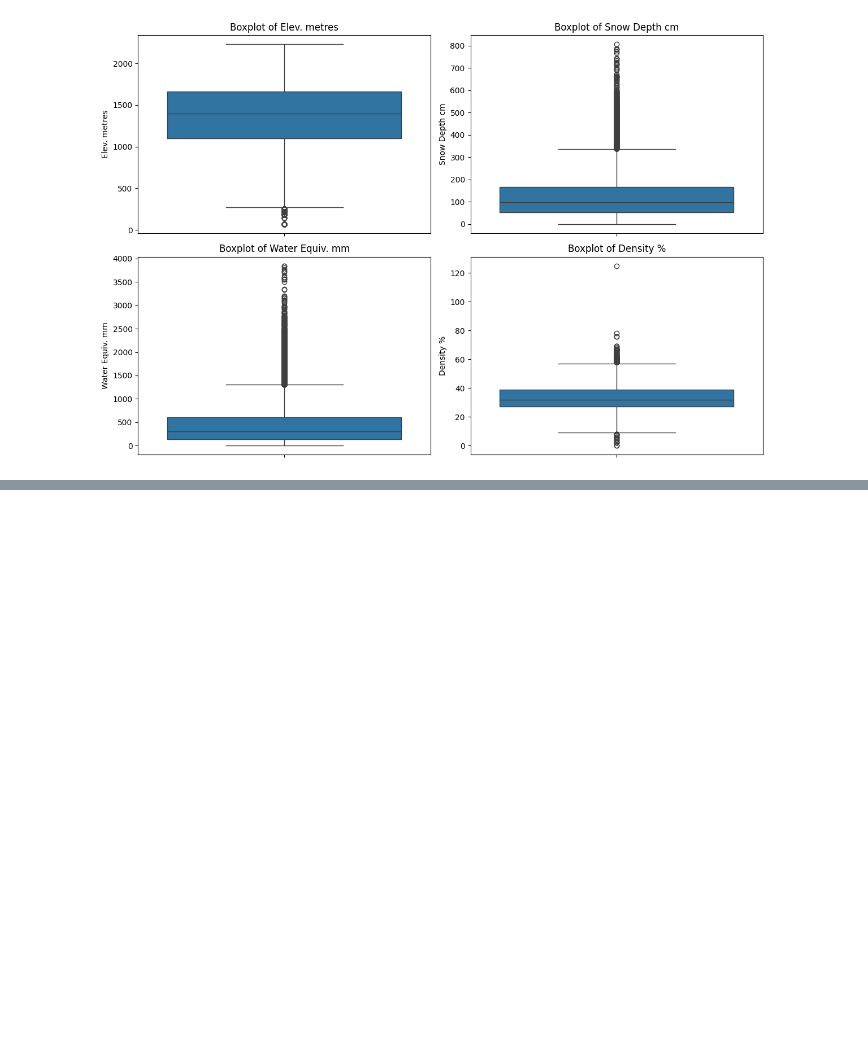
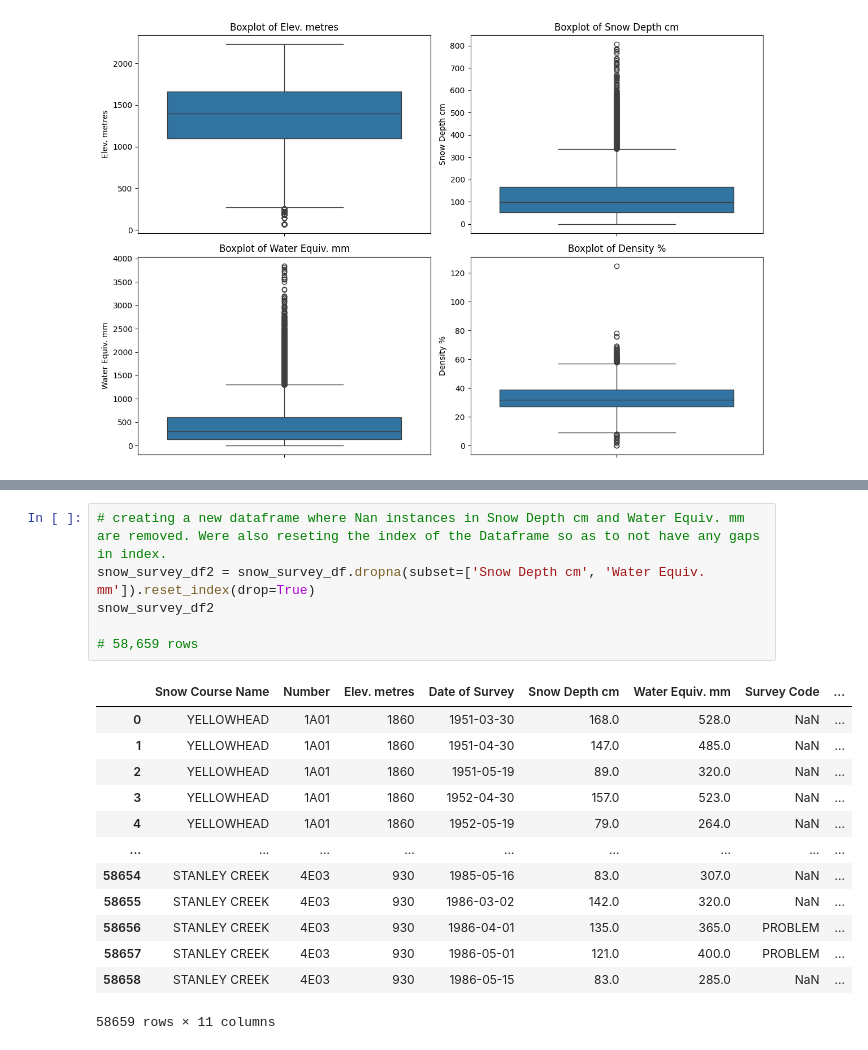
Before and after one commit to Oliver2552/Snow_Depth_Patterns_BC, a Jupyter notebook: src/snow_survey_EDA.ipynb, the cells around one changed output, grey strips where cells are left out. Cells and saved outputs as stored; diff of their text form; blank space fills up the shorter version.

```diff
--- a/src/snow_survey_EDA.ipynb
+++ b/src/snow_survey_EDA.ipynb
@@ -313,0 +384,20 @@ plt.show()
+# %%
+# creating a new dataframe where Nan instances in Snow Depth cm and Water Equiv. mm are removed. Were also reseting the index of the Dataframe so as to not have any gaps in index.
+snow_survey_df2 = snow_survey_df.dropna(subset=['Snow Depth cm', 'Water Equiv. mm']).reset_index(drop=True)
+snow_survey_df2
+
+# 58,659 rows
+# %% [output]
+|  | Snow Course Name | Number | Elev. metres | Date of Survey | Snow Depth cm | Water Equiv. mm | Survey Code | ... |
+| 0 | YELLOWHEAD | 1A01 | 1860 | 1951-03-30 | 168.0 | 528.0 | NaN | ... |
+| 1 | YELLOWHEAD | 1A01 | 1860 | 1951-04-30 | 147.0 | 485.0 | NaN | ... |
+| 2 | YELLOWHEAD | 1A01 | 1860 | 1951-05-19 | 89.0 | 320.0 | NaN | ... |
+| 3 | YELLOWHEAD | 1A01 | 1860 | 1952-04-30 | 157.0 | 523.0 | NaN | ... |
+| 4 | YELLOWHEAD | 1A01 | 1860 | 1952-05-19 | 79.0 | 264.0 | NaN | ... |
+| ... | ... | ... | ... | ... | ... | ... | ... | ... |
+| 58654 | STANLEY CREEK | 4E03 | 930 | 1985-05-16 | 83.0 | 307.0 | NaN | ... |
+| 58655 | STANLEY CREEK | 4E03 | 930 | 1986-03-02 | 142.0 | 320.0 | NaN | ... |
+| 58656 | STANLEY CREEK | 4E03 | 930 | 1986-04-01 | 135.0 | 365.0 | PROBLEM | ... |
+| 58657 | STANLEY CREEK | 4E03 | 930 | 1986-05-01 | 121.0 | 400.0 | PROBLEM | ... |
+| 58658 | STANLEY CREEK | 4E03 | 930 | 1986-05-15 | 83.0 | 285.0 | NaN | ... |
+58659 rows × 11 columns
```
Also changed, not shown: parts of 12 cells of this notebook.
